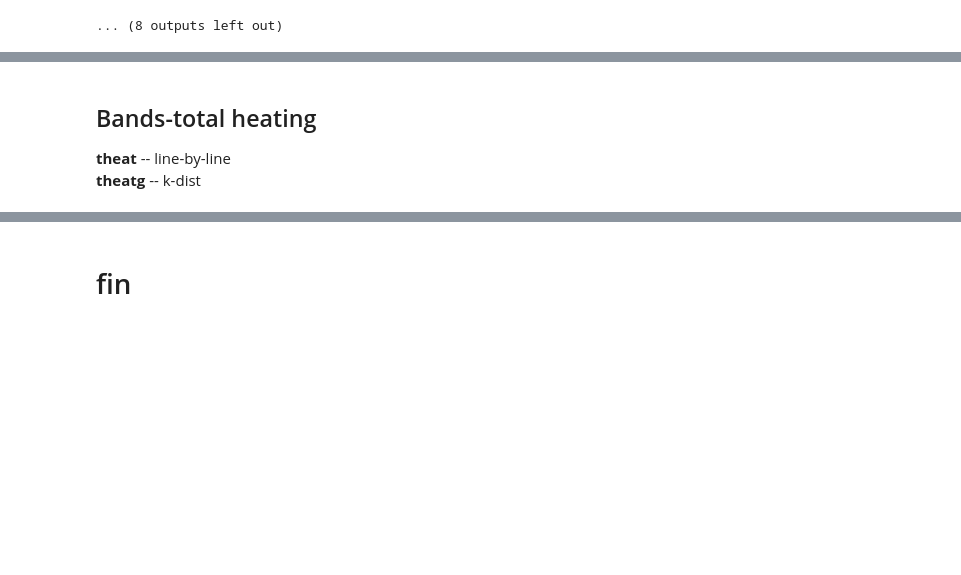
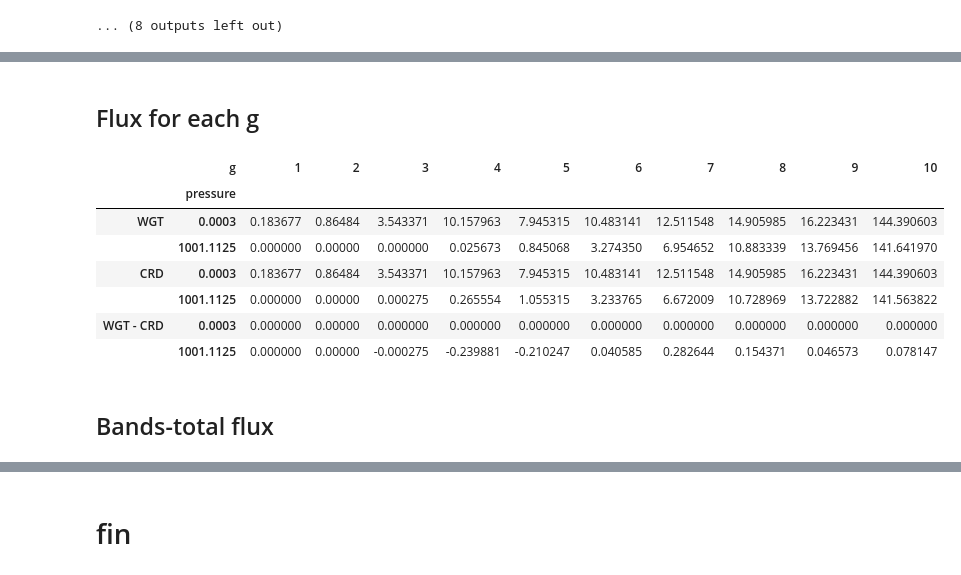
Before and after one commit to qAp/analysis_-_new_kdist_param_sw, a Jupyter notebook: band09_-_h2o_atmpro_-_mls_-_cosz_0.5.ipynb, the cells around one changed output, grey strips where cells are left out. Drawn from its saved outputs; the diff is of its cells as text; code cells hidden in the pictures; blank space fills up the shorter version.

Commit message:
band09_-_h2o_atmpro_-_mls_-_cosz_0.5

```diff
--- a/band09_-_h2o_atmpro_-_mls_-_cosz_0.5.ipynb
+++ b/band09_-_h2o_atmpro_-_mls_-_cosz_0.5.ipynb
@@ -107,13 +108,13 @@ heat.columns.names = ['g']
 
 for g in heat.columns:
     pltdata = [{'srs':xr.DataArray(heatg[g]),
-                'label':f'KDIS. g={g}',
+                'label':f'WGT g={g}',
                 'color':all_palettes['Set1'][9][0],
                 'alpha':.5,
                 'line_width':6,
                 'line_dash':'dotdash'},
                {'srs':xr.DataArray(heat[g]),
-                'label':f'CRD. g={g}',
+                'label':f'CRD g={g}',
                 'color':all_palettes['Set1'][9][1],
                 'alpha':1,
                 'line_width':3,
@@ -144,3 +161,36 @@ for g in heat.columns:
+# %% [markdown]
+## Flux for each g
+# %%
+def load_flux(fpath=None, name=None):
+    '''
+    Return flux for each g-group, either calculated by line-by-line (fort.403),
+    or by clirad-sw (fort.402), in a xarray.DataArray.
+    '''
+    df = pd.read_csv(fpath, sep=r'\s+', header=None)
+    df.set_index(0, inplace=True)
+    df.index.names = ['pressure']
+    df.columns.names = ['g']
+    da = xr.DataArray(df)
+    da.name = name
+    return da
+# %%
+dwgt = load_flux(fpath=PATH/'fort.402', name='wgt')
+dcrd = load_flux(fpath=PATH/'fort.403', name='crd')
+dwgt = dwgt.isel(pressure=[0, -1]).to_pandas()
+dcrd = dcrd.isel(pressure=[0, -1]).to_pandas()
+pd.concat([dwgt, dcrd, dwgt - dcrd], axis=0,
+          keys=['WGT', 'CRD', 'WGT - CRD'])
+# %% [output]
+|  | g | 1 | 2 | 3 | 4 | 5 | 6 | 7 | 8 | 9 | 10 |
+|  | pressure |  |  |  |  |  |  |  |  |  |  |
+| WGT | 0.0003 | 0.183677 | 0.86484 | 3.543371 | 10.157963 | 7.945315 | 10.483141 | 12.511548 | 14.905985 | 16.223431 | 144.390603 |
+|  | 1001.1125 | 0.000000 | 0.00000 | 0.000000 | 0.025673 | 0.845068 | 3.274350 | 6.954652 | 10.883339 | 13.769456 | 141.641970 |
+| CRD | 0.0003 | 0.183677 | 0.86484 | 3.543371 | 10.157963 | 7.945315 | 10.483141 | 12.511548 | 14.905985 | 16.223431 | 144.390603 |
+|  | 1001.1125 | 0.000000 | 0.00000 | 0.000275 | 0.265554 | 1.055315 | 3.233765 | 6.672009 | 10.728969 | 13.722882 | 141.563822 |
+| WGT - CRD | 0.0003 | 0.000000 | 0.00000 | 0.000000 | 0.000000 | 0.000000 | 0.000000 | 0.000000 | 0.000000 | 0.000000 | 0.000000 |
+|  | 1001.1125 | 0.000000 | 0.00000 | -0.000275 | -0.239881 | -0.210247 | 0.040585 | 0.282644 | 0.154371 | 0.046573 | 0.078147 |
+# %% [markdown]
+## Bands-total flux
 # %%
 flux = pd.read_csv(PATH/'fort.9', sep=r'\s+', skiprows=2, header=None)
 flux.set_index(0, inplace=True)
@@ -158,8 +210,3 @@ show(plt_vert_profile_bokeh(pltdata=pltdata, xlabel='flux'))
 # %% [output]
 [interactive output not drawn]
 [interactive output not drawn]
-# %% [markdown]
-## Bands-total heating
-
-**theat** -- line-by-line
-**theatg** -- k-dist
```
Also changed, not shown: parts of 14 cells of this notebook.
